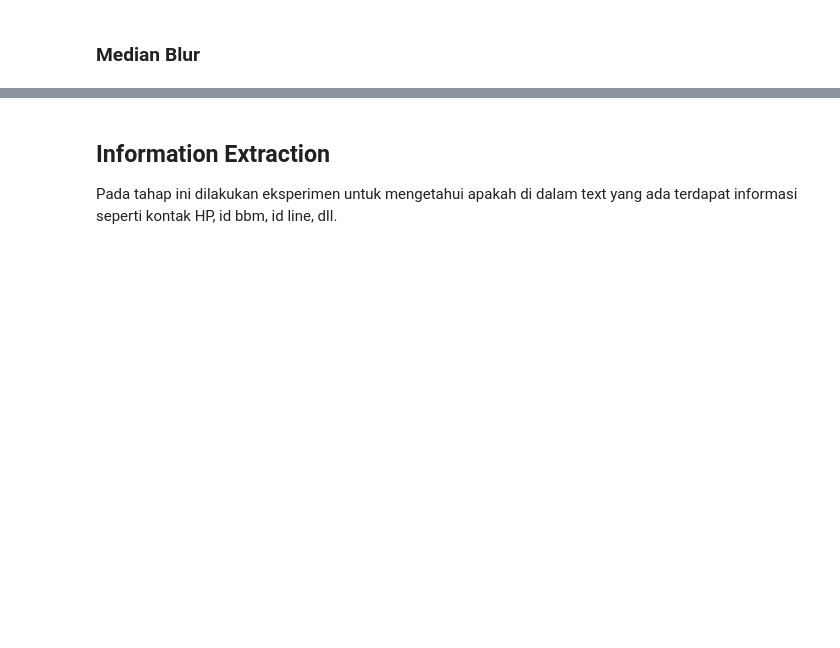
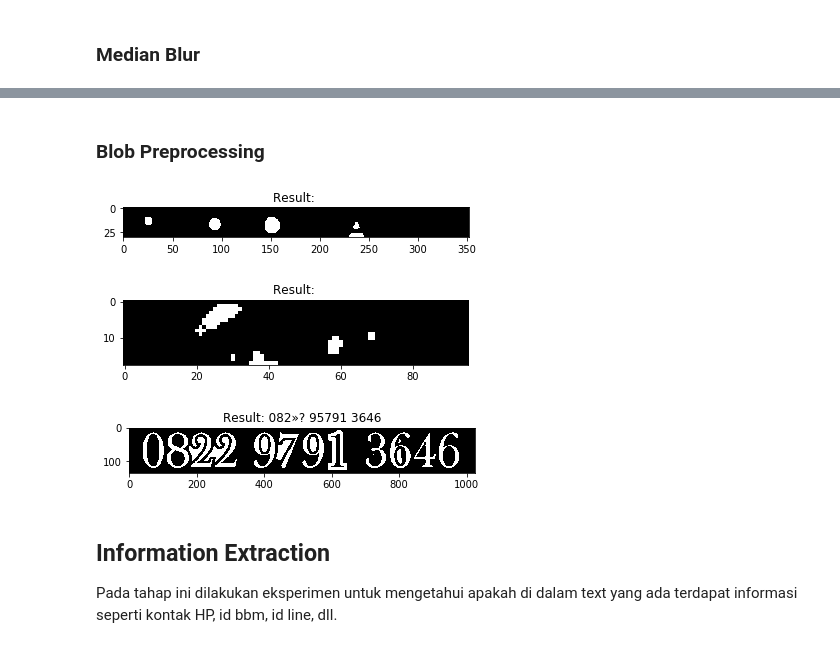
Before and after one commit to mhilmiasyrofi/character-recognition, a Jupyter notebook: Character Recognition + Information Extraction.ipynb, the cells around one changed output, grey strips where cells are left out. Drawn from its saved outputs; the diff is of its cells as text; code cells hidden in the pictures; blank space fills up the shorter version.

```diff
--- a/Character Recognition + Information Extraction.ipynb
+++ b/Character Recognition + Information Extraction.ipynb
@@ -247,3 +284,60 @@ for img in imgs_copy :
+# %% [markdown]
+### Blob Preprocessing
+# %%
+texts = []
+imgs_copy = imgs
+for img in imgs_copy :
+    img = cv2.resize(img, None, fx = 2, fy = 2, interpolation = cv2.INTER_CUBIC)
+    img_raw = img
+    cv2.imwrite("coba.jpg", img)
+    img = cv2.cvtColor(img, cv2.COLOR_BGR2GRAY)
+    ret, img = cv2.threshold(img, 0, 255, cv2.THRESH_BINARY+cv2.THRESH_OTSU)
+    img = cv2.bitwise_not(img)
+    # Set up the detector with default parameters.
+
+    _, contours, hierarchy = cv2.findContours(img, cv2.RETR_CCOMP, cv2.CHAIN_APPROX_SIMPLE)
+
+    contour_outer = []
+    contour_inner = []
+#     print(contours)
+#     print(hierarchy)
+    max_idx = 0
+    max_area = cv2.contourArea(contours[0])
+    max_contour = contours[0]
+    for i in range(1, len(contours)):
+        area = cv2.contourArea(contours[i])
+        if area > max_area :
+            max_area = area
+            max_idx = i
+    for i in range(0, len(contours)):
+        if i == max_idx :
+            contour_outer.append(contours[i])
+        else :
+            contour_inner.append(contours[i])
+#     cv2.drawContours(img_raw, contour_list,  -1, (255,0,0), 2)
+    cv2.fillPoly(img, pts=contour_outer, color=(0))
+    cv2.fillPoly(img, pts=contour_inner, color=(255))
+
+
+    img = Image.fromarray(img)
+    text = tool.image_to_string(
+        img,
+        lang='eng',
+        builder=builder
+    )
+    title = "Result: " + text
+    fig = plt.figure()
+    ax1 = fig.add_axes((0.1, 0.2, 0.8, 0.7))
+    ax1.set_title(title)
+    plt.imshow(img)
+
+#     plt.imshow(img_raw)
+
+#     texts.append(text)
+# %% [output]
+[figure, added]
+[figure, added]
+[figure, added]
 # %% [markdown]
 ## Information Extraction
 
```
Also changed, not shown: parts of 12 cells of this notebook, 2 other files.
